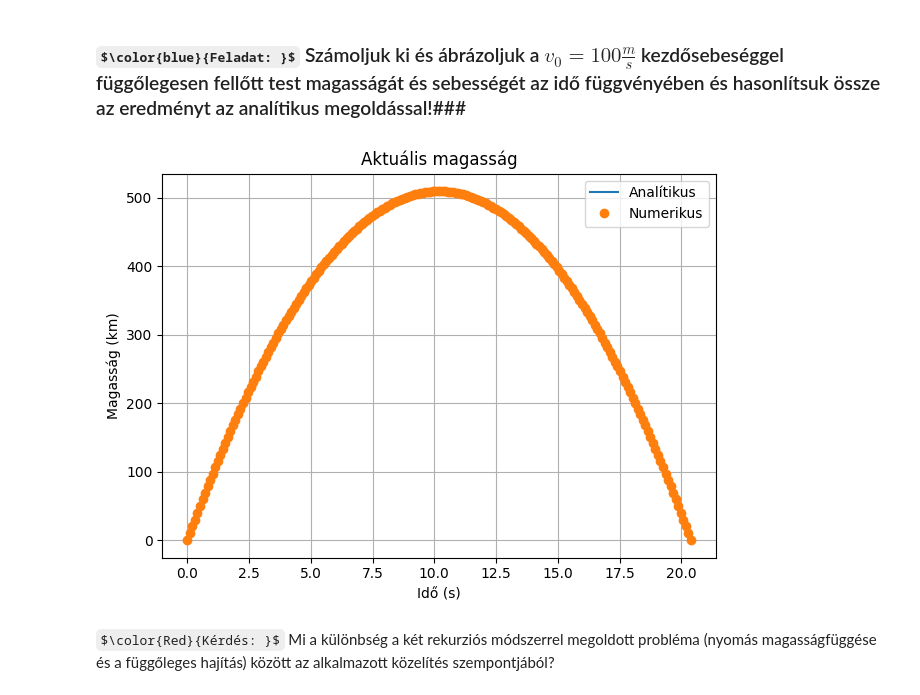
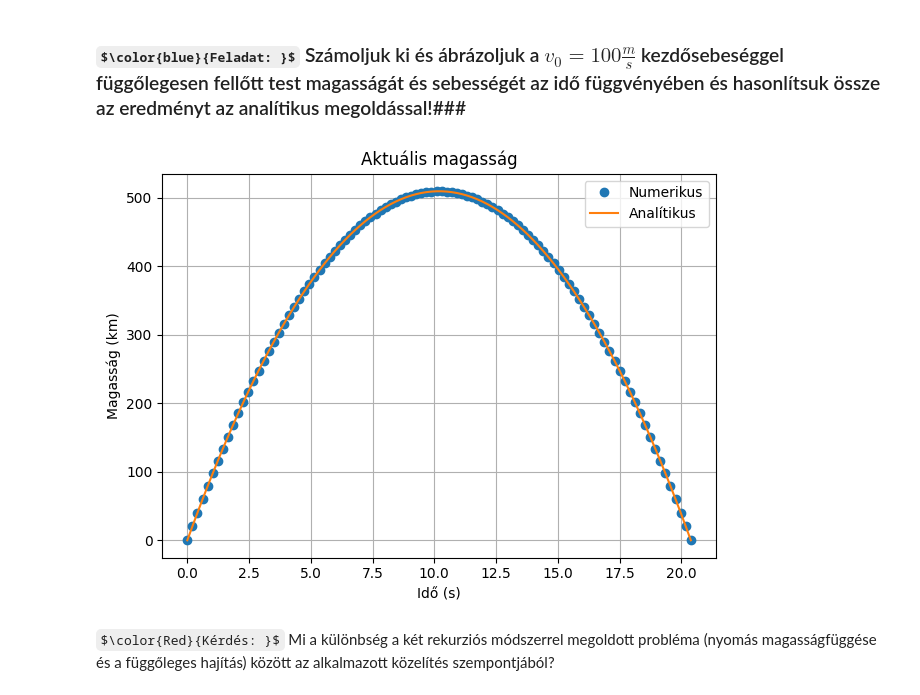
Before and after one commit to szarazd/PFPM, a Jupyter notebook: 01Rekurzió.ipynb, the cells around one changed output. Saved outputs shown, nothing was run; the diff lists cells and outputs as text; code cells hidden in the pictures; some formulas as TeX source.

```diff
--- a/01Rekurzió.ipynb
+++ b/01Rekurzió.ipynb
@@ -224,18 +224,18 @@ p0 = 101000
 T0 = 288.15
 
 # A függőleges felbontás definiálása az első 10 km-re
-z = np.linspace(0, 30000, 100)
+z = np.linspace(0, 30000, 1000000)
 Delta_z = z[1] - z[0]
 p_z = np.zeros(len(z))
 rho_z = np.zeros(len(z))
 dT_dz = -6.5 # ^oC/km
 # Hőmérséklet függvénye
 def T(z):
-  if z < 11000:
-    Tz = T0  - dT_dz * z / 1000
-  else:
-    Tz = 215.0
-  return Tz
+    if z < 11000:
+        Tz = T0  - dT_dz * z / 1000
+    else:
+        Tz = T0  - dT_dz * 11000 / 1000
+    return Tz
 # A H = RT/Mg függvény
 def H(T):
     return R * T / (M * g)
@@ -244,7 +244,6 @@ def H(T):
 p_z[0] = p0
 
 rho_z[0] = p_z[0] / (R * T(z[0]) / M)
-
 
 for i in range(1, len(z)):
     p_z[i] = (2 * H(T(z[i])) - Delta_z) / (2 * H(T(z[i])) + Delta_z) * p_z[i - 1]
@@ -271,7 +270,7 @@ plt.grid(True)
 plt.subplot(1, 2, 2)
 plt.plot(z, sűrűség)
 plt.xlabel('Magasság (m)')
-plt.ylabel('Sűrűség (kg/m^3)')
+plt.ylabel('Sűrűség ($kg/m^3$)')
 plt.title('Sűrűség függvénye a magassággal')
 plt.grid(True)
 plt.show(block=False)
@@ -440,36 +486,37 @@ g0 = 9.81 # [g0]=m/s2
 
 # Kezdősebesség
 v0 = 100.0 # [v0] = m/s
 teljes_idő = 2 * v0/g0
-időfelbontás_numerikus = 200
+időfelbontás_numerikus = 100
 t_numerikus = np.linspace(0,teljes_idő, időfelbontás_numerikus)
 delta_t = t_numerikus[1] - t_numerikus[0]
 sebesség_numerikus = np.zeros(len(t_numerikus))
 magasság_numerikus = np.zeros(len(t_numerikus))
 sebesség_numerikus[0] = v0
 magasság_numerikus[0] = 0.0
 for i in range (1, len(t_numerikus)):
   sebesség_numerikus[i] = sebesség_numerikus[i-1] - g0 * delta_t
   magasság_numerikus[i] = magasság_numerikus[i-1] + sebesség_numerikus[i-1] *delta_t  - 0.5 * g0 * delta_t**2
 
 időfelbontás_analítikus = 100
 t_analítikus = np.linspace(0,teljes_idő, időfelbontás_analítikus)
 magasság_analítikus = v0 * t_analítikus - 0.5 * g0 * t_analítikus**2
 
 # Magasság ábrázolása
 
+plt.plot(t_numerikus, magasság_numerikus, "o", label = "Numerikus")
 plt.plot(t_analítikus, magasság_analítikus, label ="Analítikus")
-plt.plot(t_numerikus, magasság_numerikus, "o", label = "Numerikus")
+
 plt.xlabel('Idő (s)')
 plt.ylabel('Magasság (km)')
 plt.title('Aktuális magasság')
 plt.legend()
 plt.grid(True)
 
 plt.tight_layout()
 plt.show()
 # %% [output]
-[figure, old version]
+[figure, new version]
 # %% [markdown]
 $\color{Red}{Kérdés: }$ Mi a különbség a két rekurziós módszerrel megoldott probléma (nyomás magasságfüggése és a függőleges hajítás) között az alkalmazott közelítés szempontjából?
 # %% [markdown]
```
Also changed, not shown: parts of 5 cells of this notebook, 1 other file.
